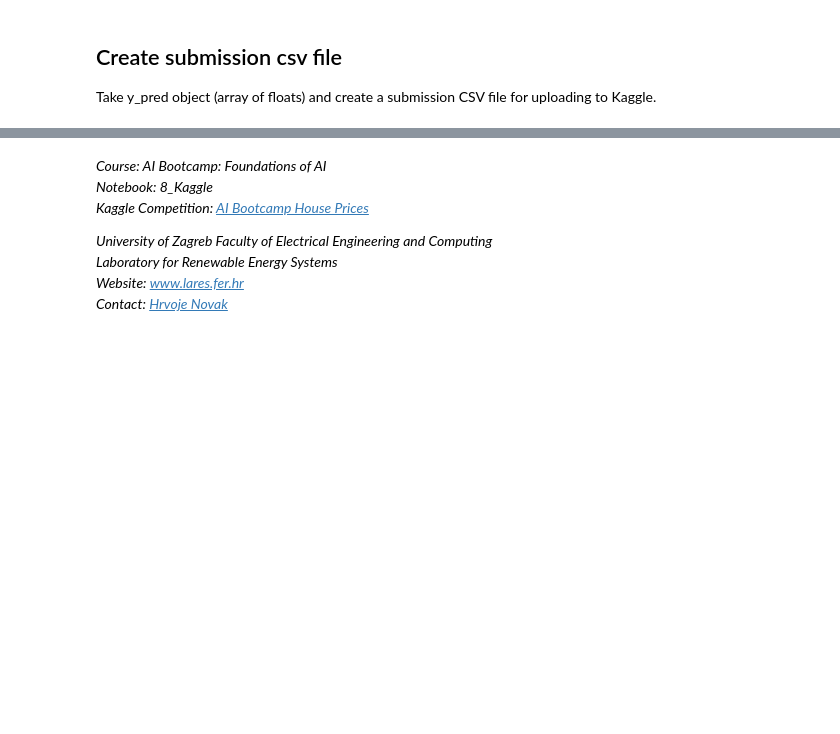
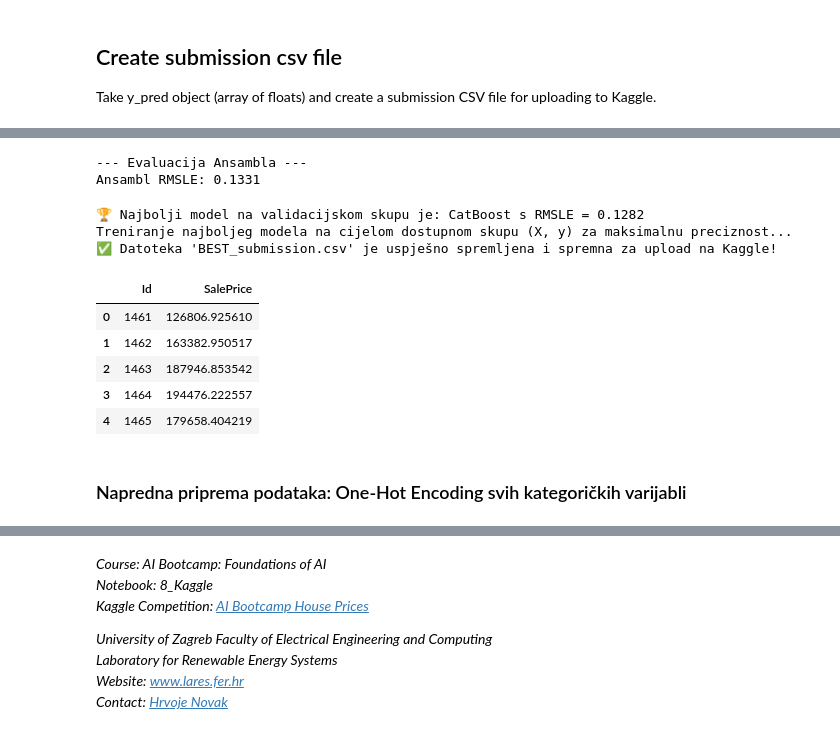
Before and after one commit to mgrubisic/ai_bootcamp_foundations, a Jupyter notebook: notebooks/5_Kaggle.ipynb, the cells around one changed output, grey strips where cells are left out. Cells and saved outputs as stored; diff of their text form; code cells hidden in the pictures; blank space fills up the shorter version.

```diff
--- a/notebooks/5_Kaggle.ipynb
+++ b/notebooks/5_Kaggle.ipynb
@@ -149,0 +180,13 @@ pd.read_csv("../data/housing_prices/Kaggle/my_submission.csv")
+# %%
+# Inicijalizacija svih modela sa zadanim (default) postavkama
+models_dict = {
+    "LinearnaRegresija": LinearRegression(),
+    "SlucajnaSuma": RandomForestRegressor(random_state=42),
+    "AdaBoost": AdaBoostRegressor(random_state=42),
+    "GBDT": GradientBoostingRegressor(random_state=42),
+    "XGBoost": XGBRegressor(random_state=42),
+    "LightGBM": lgb.LGBMRegressor(random_state=42, verbose=-1),
+    "CatBoost": CatBoostRegressor(random_state=42, verbose=0) # verbose=0 sprječava ispisivanje previše teksta tijekom treniranja
+}
+
+results_dict = {}
@@ -149,0 +223,67 @@ pd.read_csv("../data/housing_prices/Kaggle/my_submission.csv")
+# %%
+# Izrada 'Ansambla' (Ensemble) kombiniranjem najboljih modela temeljenih na stablima odlučivanja
+# VotingRegressor uzima predikcije svih navedenih modela i računa prosjek
+ensemble_estimators = [
+    ('rf', models_dict["SlucajnaSuma"]),
+    ('gbdt', models_dict["GBDT"]),
+    ('xgb', models_dict["XGBoost"]),
+    ('lgb', models_dict["LightGBM"]),
+    ('cat', models_dict["CatBoost"])
+]
+
+ensemble_model = VotingRegressor(estimators=ensemble_estimators)
+
+# Treniranje i evaluacija Ansambla
+print("\n--- Evaluacija Ansambla ---")
+ensemble_model.fit(X_train, y_train)
+ensemble_pred_log = ensemble_model.predict(X_val)
+ensemble_pred_orig = np.expm1(ensemble_pred_log)
+ensemble_pred_orig = np.maximum(ensemble_pred_orig, 0)
+
+ensemble_rmsle = np.sqrt(mean_squared_log_error(np.expm1(y_val), ensemble_pred_orig))
+results_dict["Ansambl"] = ensemble_rmsle
+models_dict["Ansambl"] = ensemble_model
+
+print(f"Ansambl RMSLE: {ensemble_rmsle:.4f}")
+# %% [output]
+--- Evaluacija Ansambla ---
+Ansambl RMSLE: 0.1331
+# %%
+# Pronalazak najboljeg modela s najmanjom RMSLE greškom
+best_model_name = min(results_dict, key=results_dict.get)
+best_model_rmsle = results_dict[best_model_name]
+
+print(f"\n🏆 Najbolji model na validacijskom skupu je: {best_model_name} s RMSLE = {best_model_rmsle:.4f}")
+
+# Priprema najboljeg modela za konačnu predaju na Kaggle
+print("Treniranje najboljeg modela na cijelom dostupnom skupu (X, y) za maksimalnu preciznost...")
+best_model = models_dict[best_model_name]
+best_model.fit(X, y) # Treniramo na X i y koje si definirao ranije (bez train/val podjele)
+
+# Predikcija na Kaggle testnom skupu
+test_pred_log = best_model.predict(X_test)
+test_pred_orig = np.expm1(test_pred_log)
+
+# Kreiranje DataFrame-a i spremanje u CSV za Kaggle submission
+s_sub = pd.read_csv("../data/housing_prices/Kaggle/sample_submission.csv")
+final_sub_df = pd.DataFrame({
+    'Id': s_sub['Id'],
+    'SalePrice': test_pred_orig
+})
+
+# Spremanje rezultata
+final_sub_df.to_csv("../data/housing_prices/Kaggle/BEST_submission.csv", index=False)
+print("✅ Datoteka 'BEST_submission.csv' je uspješno spremljena i spremna za upload na Kaggle!")
+display(final_sub_df.head())
+# %% [output]
+🏆 Najbolji model na validacijskom skupu je: CatBoost s RMSLE = 0.1282
+Treniranje najboljeg modela na cijelom dostupnom skupu (X, y) za maksimalnu preciznost...
+✅ Datoteka 'BEST_submission.csv' je uspješno spremljena i spremna za upload na Kaggle!
+|  | Id | SalePrice |
+| 0 | 1461 | 126806.925610 |
+| 1 | 1462 | 163382.950517 |
+| 2 | 1463 | 187946.853542 |
+| 3 | 1464 | 194476.222557 |
+| 4 | 1465 | 179658.404219 |
+# %% [markdown]
+### Napredna priprema podataka: One-Hot Encoding svih kategoričkih varijabli
```
Also changed, not shown: parts of 6 cells of this notebook.
